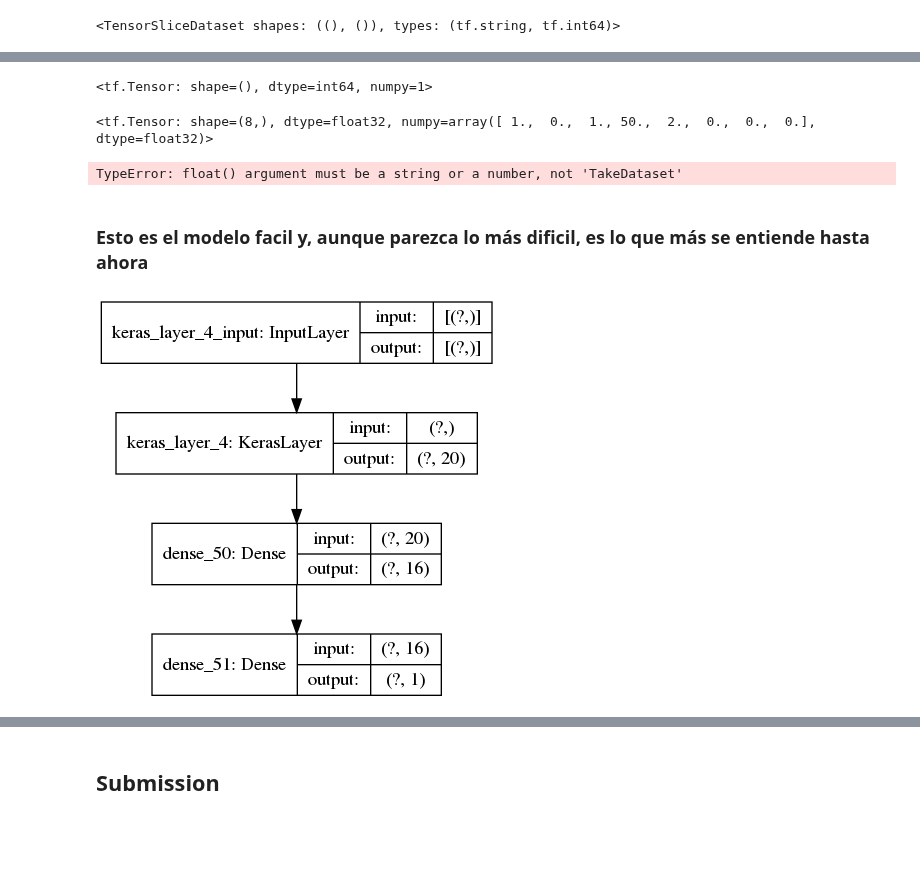
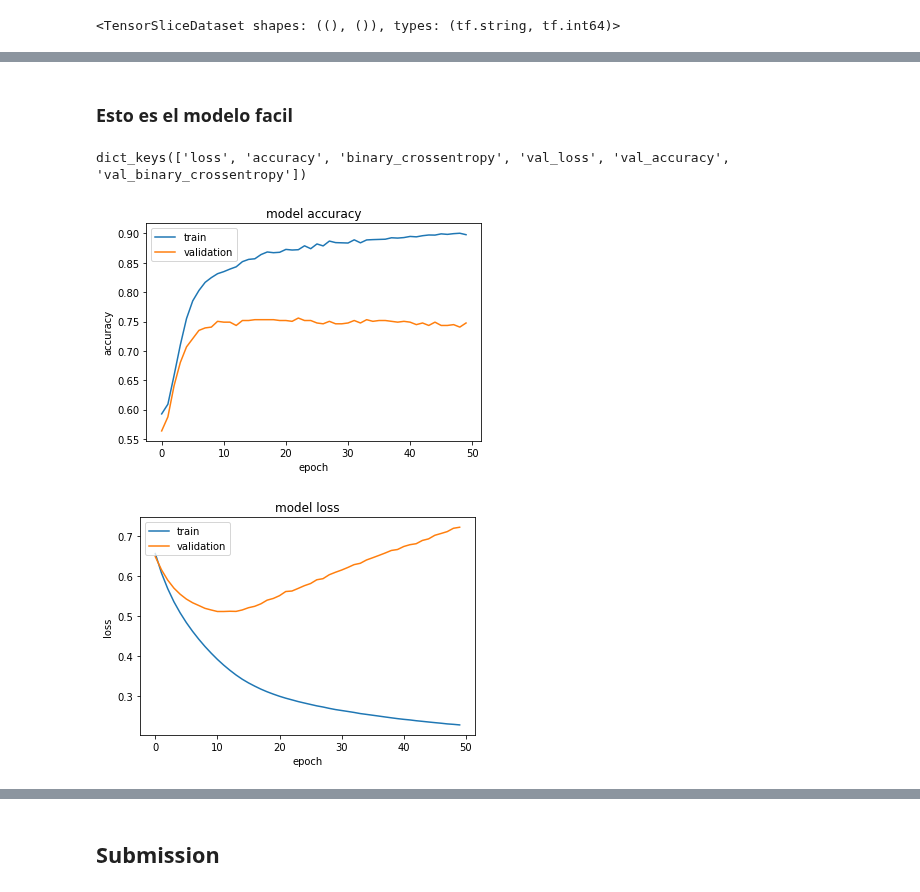
Before and after one commit to andi-carretero/TP2_Datos, a Jupyter notebook: NeuralNetwork.ipynb, the cells around one changed output, grey strips where cells are left out. Saved outputs shown, nothing was run; the diff lists cells and outputs as text; code cells hidden in the pictures; blank space fills up the shorter version.

Commit message:
Modified first nn, added second one, added features to csv
Signed-off-by: otlucas <lucas.otero@despegar.com>

```diff
--- a/NeuralNetwork.ipynb
+++ b/NeuralNetwork.ipynb
@@ -161,31 +92,41 @@ array([ 0.33892387, -0.0784743 ,  0.9319265 ,  0.6504192 , -0.51951253,
-# %%
-list(validateY)[0]
-# %% [output]
-<tf.Tensor: shape=(), dtype=int64, numpy=1>
-# %%
-list(validateFeaturesX)[0]
-# %% [output]
-<tf.Tensor: shape=(8,), dtype=float32, numpy=array([ 1.,  0.,  1., 50.,  2.,  0.,  0.,  0.], dtype=float32)>
-# %%
-np.array(validateFeaturesX, dtype=np.float32)
-# %% [output]
-TypeError: float() argument must be a string or a number, not 'TakeDataset'
 # %% [markdown]
-### Esto es el modelo facil y, aunque parezca lo más dificil, es lo que más se entiende hasta ahora
+### Esto es el modelo facil
 # %%
-model = tf.keras.Sequential()
-model.add(hub_layer)
-model.add(tf.keras.layers.Dense(16, activation='relu'))
-model.add(tf.keras.layers.Dense(1))
-model.compile(optimizer='adam',
+def getModel(epochs):
+    model1 = tf.keras.Sequential()
+    model1.add(hub_layer)
+    model1.add(tf.keras.layers.Dense(16, activation='relu'))
+    model1.add(tf.keras.layers.Dense(1))
+    model1.compile(optimizer='adam',
               loss=tf.keras.losses.BinaryCrossentropy(from_logits=True),
               metrics=['accuracy', 'binary_crossentropy'])
-history = model.fit(raw_train_ds.shuffle(5000).batch(512),
-                    epochs=30,
-                    validation_data=raw_val_ds.batch(512), verbose=0)
-historyMap = {}
-historyMap["some model"] = history
-keras.utils.plot_model(model, "my_first_model.png", show_shapes=True)
+    keras.utils.plot_model(model1, "my_first_model.png", show_shapes=True)
+    return model1.fit(raw_train_ds.shuffle(5000).batch(512),
+                    epochs=epochs,
+                    validation_data=raw_val_ds.batch(512), verbose=0), model1
+history50Epochs, model1 = getModel(50)
-# %% [output]
-[figure, removed]
+# %%
+def printHistory(history):
+    print(history.history.keys())
+    #  "Accuracy"
+    plt.plot(history.history['accuracy'])
+    plt.plot(history.history['val_accuracy'])
+    plt.title('model accuracy')
+    plt.ylabel('accuracy')
+    plt.xlabel('epoch')
+    plt.legend(['train', 'validation'], loc='upper left')
+    plt.show()
+    # "Loss"
+    plt.plot(history.history['loss'])
+    plt.plot(history.history['val_loss'])
+    plt.title('model loss')
+    plt.ylabel('loss')
+    plt.xlabel('epoch')
+    plt.legend(['train', 'validation'], loc='upper left')
+    plt.show()
+printHistory(history50Epoch)
+# %% [output]
+dict_keys(['loss', 'accuracy', 'binary_crossentropy', 'val_loss', 'val_accuracy', 'val_binary_crossentropy'])
+[figure, added]
+[figure, added]
 # %%
```
Also changed, not shown: parts of 25 cells of this notebook, 7 other files.
